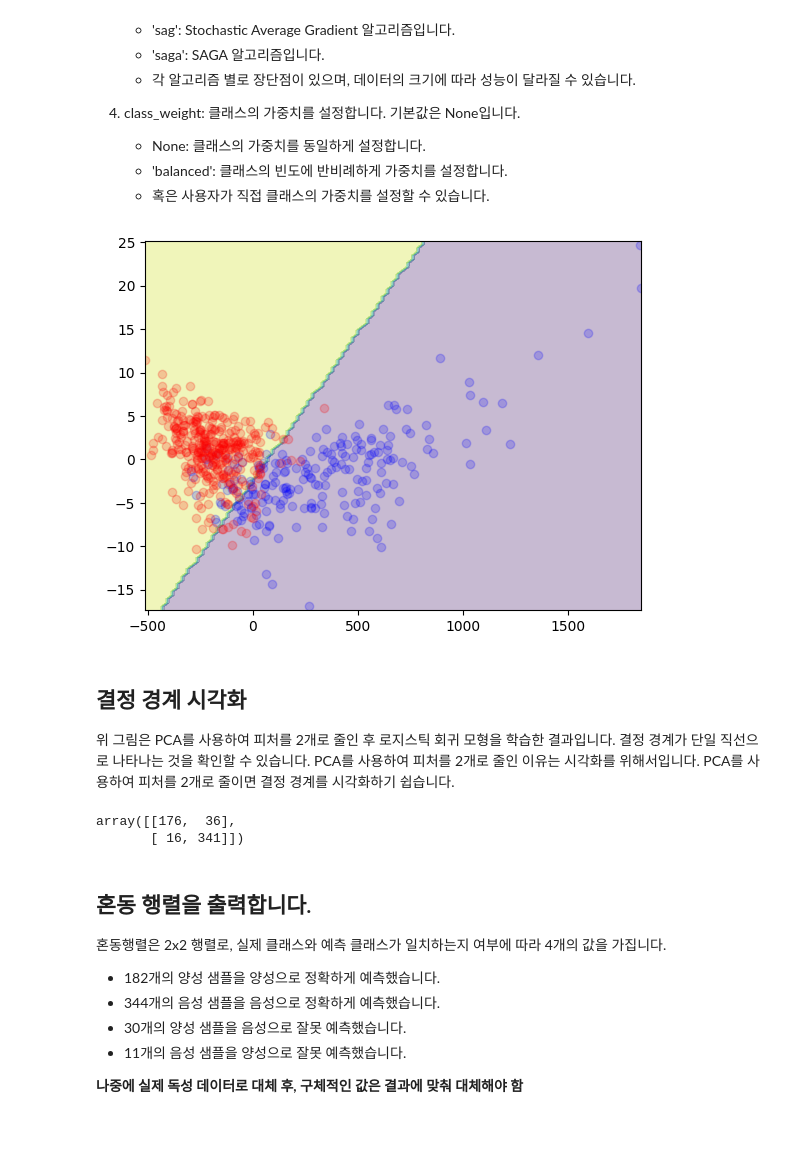
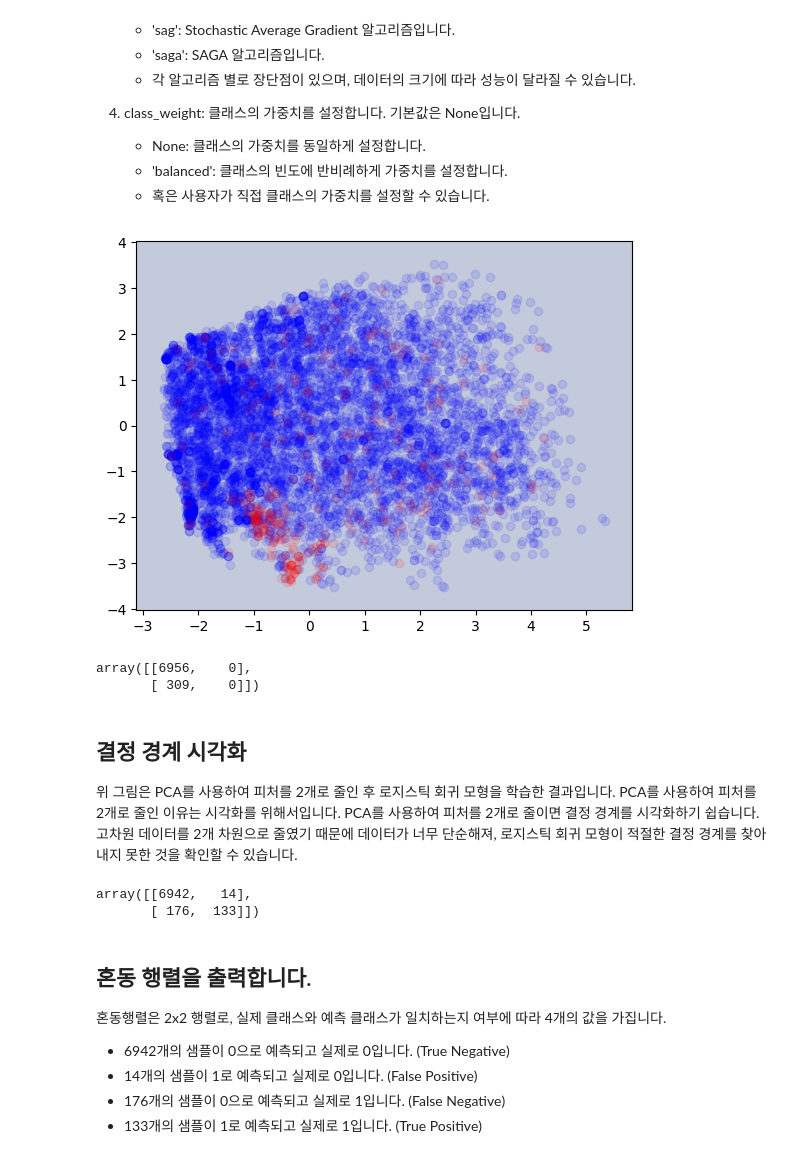
Before and after one commit to jaehyunGo/chem2401, a Jupyter notebook: ModelFitting/models/logistic_regression.ipynb, the cells around one changed output. Drawn from its saved outputs; the diff is of its cells as text; code cells hidden in the pictures; blank space fills up the shorter version.

```diff
--- a/ModelFitting/models/logistic_regression.ipynb
+++ b/ModelFitting/models/logistic_regression.ipynb
@@ -51,0 +22,7 @@ df
+# %%
+pd.set_option('display.max_columns', None)
+df = pd.read_csv('tox21_dataset.csv')
+df = df.dropna(subset=['NR-AR'])
+df = df.drop(columns=['NR-AR-LBD', 'NR-AhR', 'NR-Aromatase', 'NR-ER', 'NR-ER-LBD', 'NR-PPAR-gamma', 'SR-ARE', 'SR-ATAD5', 'SR-HSE', 'SR-MMP', 'SR-p53'])
+df = df.drop(columns='mol_id')
+df
@@ -108,45 +103,47 @@ $$
 # %%
 from sklearn.decomposition import PCA
 
 # PCA를 사용하여 피처를 2개로 줄이기
 pca = PCA(n_components=2)
 X_pca = pca.fit_transform(X)
 
 # 결정 트리 모델 학습
 model_pca = LogisticRegression(penalty='l2', C=1.0, solver='liblinear', class_weight=None)
 model_pca.fit(X_pca, y)
 
 # 결정 경계 시각화
 x1s = np.linspace(X_pca[:, 0].min()-0.5, X_pca[:, 0].max()+0.5, 100)
 x2s = np.linspace(X_pca[:, 1].min()-0.5, X_pca[:, 1].max()+0.5, 100)
 x1, x2 = np.meshgrid(x1s, x2s)
 X_new = np.c_[x1.ravel(), x2.ravel()]
 y_pred = model_pca.predict(X_new).reshape(x1.shape)
 
 plt.contourf(x1, x2, y_pred, alpha=0.3)
-plt.scatter(X_pca[:, 0][y==0], X_pca[:, 1][y==0], color='blue', alpha=0.2)
-plt.scatter(X_pca[:, 0][y==1], X_pca[:, 1][y==1], color='red', alpha=0.2)
+plt.scatter(X_pca[:, 0][y==0], X_pca[:, 1][y==0], color='blue', alpha=0.1)
+plt.scatter(X_pca[:, 0][y==1], X_pca[:, 1][y==1], color='red', alpha=0.1)
 plt.show()
+
+confusion_matrix(y, model_pca.predict(X_pca))
 # %% [output]
-[figure, old version]
+[figure, new version]
+array([[6956,    0],
+       [ 309,    0]])
 # %% [markdown]
 ## 결정 경계 시각화
 
-위 그림은 PCA를 사용하여 피처를 2개로 줄인 후 로지스틱 회귀 모형을 학습한 결과입니다. 결정 경계가 단일 직선으로 나타나는 것을 확인할 수 있습니다. PCA를 사용하여 피처를 2개로 줄인 이유는 시각화를 위해서입니다. PCA를 사용하여 피처를 2개로 줄이면 결정 경계를 시각화하기 쉽습니다.
+위 그림은 PCA를 사용하여 피처를 2개로 줄인 후 로지스틱 회귀 모형을 학습한 결과입니다. PCA를 사용하여 피처를 2개로 줄인 이유는 시각화를 위해서입니다. PCA를 사용하여 피처를 2개로 줄이면 결정 경계를 시각화하기 쉽습니다. 고차원 데이터를 2개 차원으로 줄였기 때문에 데이터가 너무 단순해져, 로지스틱 회귀 모형이 적절한 결정 경계를 찾아내지 못한 것을 확인할 수 있습니다.
 # %%
 # 혼동 행렬
 from sklearn.metrics import confusion_matrix
 confusion_matrix(y, model.predict(X))
 # %% [output]
-array([[176,  36],
-       [ 16, 341]])
+array([[6942,   14],
+       [ 176,  133]])
-# %% [markdown]
-## 혼동 행렬을 출력합니다.
-
-혼동행렬은 2x2 행렬로, 실제 클래스와 예측 클래스가 일치하는지 여부에 따라 4개의 값을 가집니다.
-- 182개의 양성 샘플을 양성으로 정확하게 예측했습니다.
-- 344개의 음성 샘플을 음성으로 정확하게 예측했습니다.
-- 30개의 양성 샘플을 음성으로 잘못 예측했습니다.
-- 11개의 음성 샘플을 양성으로 잘못 예측했습니다.
-
-**나중에 실제 독성 데이터로 대체 후, 구체적인 값은 결과에 맞춰 대체해야 함**
+# %% [markdown]
+## 혼동 행렬을 출력합니다.
+
+혼동행렬은 2x2 행렬로, 실제 클래스와 예측 클래스가 일치하는지 여부에 따라 4개의 값을 가집니다.
+- 6942개의 샘플이 0으로 예측되고 실제로 0입니다. (True Negative)
+- 14개의 샘플이 1로 예측되고 실제로 0입니다. (False Positive)
+- 176개의 샘플이 0으로 예측되고 실제로 1입니다. (False Negative)
+- 133개의 샘플이 1로 예측되고 실제로 1입니다. (True Positive)
```
Also changed, not shown: parts of 5 cells of this notebook, 4 other files.
